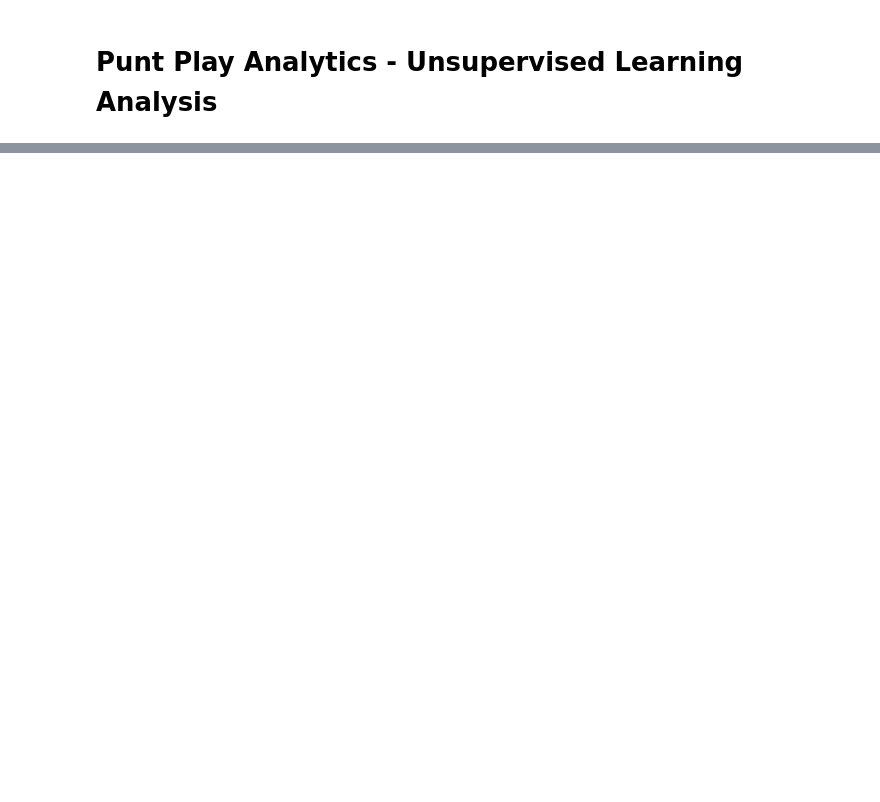
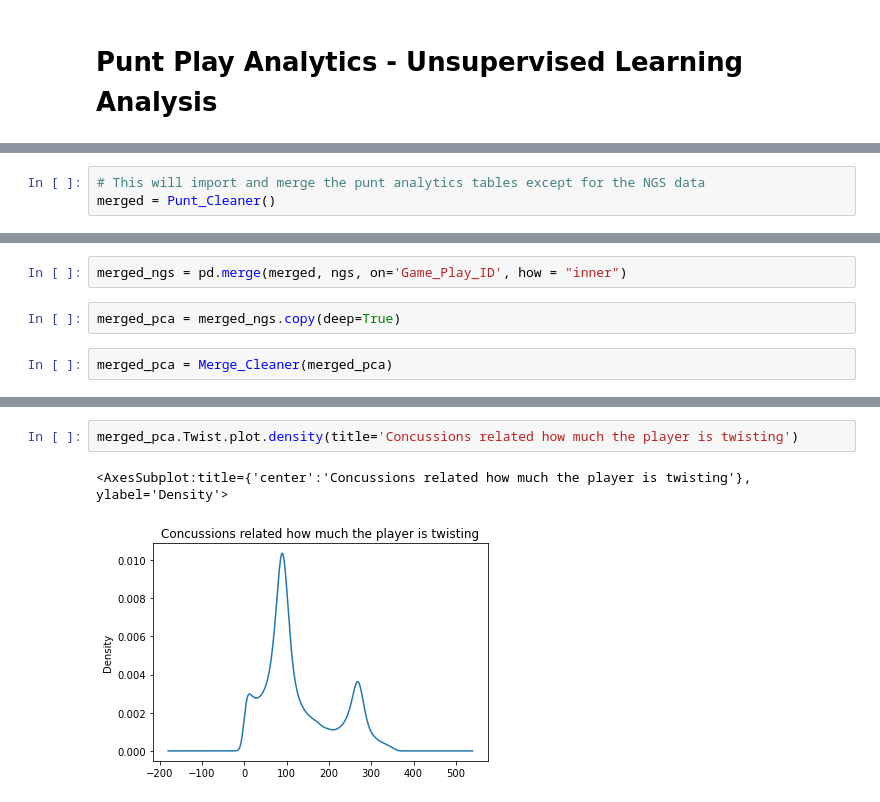
Before and after one commit to agaffney-hub/final-capstone, a Jupyter notebook: Concussion_Analysis.ipynb, the cells around one changed output, grey strips where cells are left out. Drawn from its saved outputs; the diff is of its cells as text; blank space fills up the shorter version.

Commit message:
Completed Unsupervised Concussion ML

```diff
--- a/Concussion_Analysis.ipynb
+++ b/Concussion_Analysis.ipynb
@@ -132,0 +40,3 @@ ngs.to_sql(name="ngs_df", con=engine)
+# %%
+# This will import and merge the punt analytics tables except for the NGS data
+merged = Punt_Cleaner()
@@ -132,0 +45,6 @@ ngs.to_sql(name="ngs_df", con=engine)
+# %%
+merged_ngs = pd.merge(merged, ngs, on='Game_Play_ID', how = "inner")
+# %%
+merged_pca = merged_ngs.copy(deep=True)
+# %%
+merged_pca = Merge_Cleaner(merged_pca)
@@ -132,0 +57,5 @@ ngs.to_sql(name="ngs_df", con=engine)
+# %%
+merged_pca.Twist.plot.density(title='Concussions related how much the player is twisting')
+# %% [output]
+<AxesSubplot:title={'center':'Concussions related how much the player is twisting'}, ylabel='Density'>
+[figure, added]
```
Also changed, not shown: parts of 83 cells of this notebook, 7 other files.
